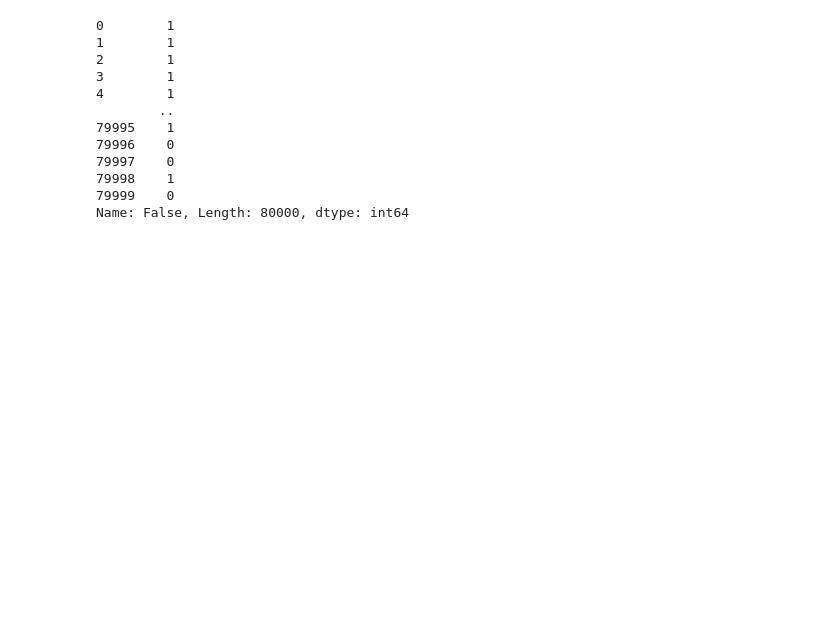
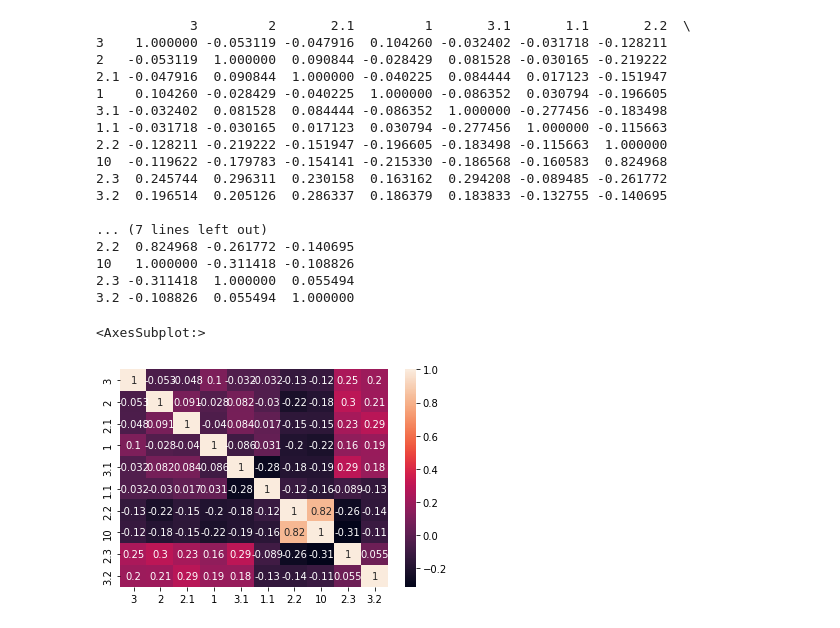
Before and after one commit to TafsirGna/LspSolver, a Jupyter notebook: src/LspAlgorithms/GeneticAlgorithms/ML/ml_data_processing.ipynb, the cells around one changed output. Cells and saved outputs as stored; diff of their text form; code cells hidden in the pictures; blank space fills up the shorter version.

```diff
--- a/src/LspAlgorithms/GeneticAlgorithms/ML/ml_data_processing.ipynb
+++ b/src/LspAlgorithms/GeneticAlgorithms/ML/ml_data_processing.ipynb
@@ -120,36 +116,43 @@ print(recall_score(training_data_labels, y_train_pred))
 # %%
 # training with a Deep Neural network
 
 import pandas as pd
 import seaborn as sns
 
 datasetDirPath = "../../../../data/ML/sets/preproc/"
 fileRootName = datasetDirPath + "1"
-strat_train_set_file_path = fileRootName + "_train_set.csv"
+strat_train_set_file_path = fileRootName + ".csv"
 
 df = pd.read_csv(strat_train_set_file_path)
 
-# corr_matrix = df.iloc[:, :19].corr()
-# print(corr_matrix)
+corr_matrix = df.iloc[:, :-1].corr()
+print(corr_matrix)
 
 training_data_labels = (df.iloc[:, -1].replace({True: 1, False: 0}))
 training_data = df.iloc[:, :-1]
 
 # sns.pairplot(training_data, hue='Class')
 
-# sns.heatmap(training_data.corr(), annot=True)
+sns.heatmap(training_data.corr(), annot=True)
 
-print(training_data_labels)
+# print(training_data_labels)
 # %% [output]
-0        1
-1        1
-2        1
-3        1
-4        1
-        ..
-79995    1
-79996    0
-79997    0
-79998    1
-79999    0
-Name: False, Length: 80000, dtype: int64
+            3         2       2.1         1       3.1       1.1       2.2  \
+3    1.000000 -0.053119 -0.047916  0.104260 -0.032402 -0.031718 -0.128211
+2   -0.053119  1.000000  0.090844 -0.028429  0.081528 -0.030165 -0.219222
+2.1 -0.047916  0.090844  1.000000 -0.040225  0.084444  0.017123 -0.151947
+1    0.104260 -0.028429 -0.040225  1.000000 -0.086352  0.030794 -0.196605
+3.1 -0.032402  0.081528  0.084444 -0.086352  1.000000 -0.277456 -0.183498
+1.1 -0.031718 -0.030165  0.017123  0.030794 -0.277456  1.000000 -0.115663
+2.2 -0.128211 -0.219222 -0.151947 -0.196605 -0.183498 -0.115663  1.000000
+10  -0.119622 -0.179783 -0.154141 -0.215330 -0.186568 -0.160583  0.824968
+2.3  0.245744  0.296311  0.230158  0.163162  0.294208 -0.089485 -0.261772
+3.2  0.196514  0.205126  0.286337  0.186379  0.183833 -0.132755 -0.140695
+
+... (7 lines left out)
+2.2  0.824968 -0.261772 -0.140695
+10   1.000000 -0.311418 -0.108826
+2.3 -0.311418  1.000000  0.055494
+3.2 -0.108826  0.055494  1.000000
+<AxesSubplot:>
+[figure, added]
```
Also changed, not shown: parts of 2 cells of this notebook, 7 other files.
